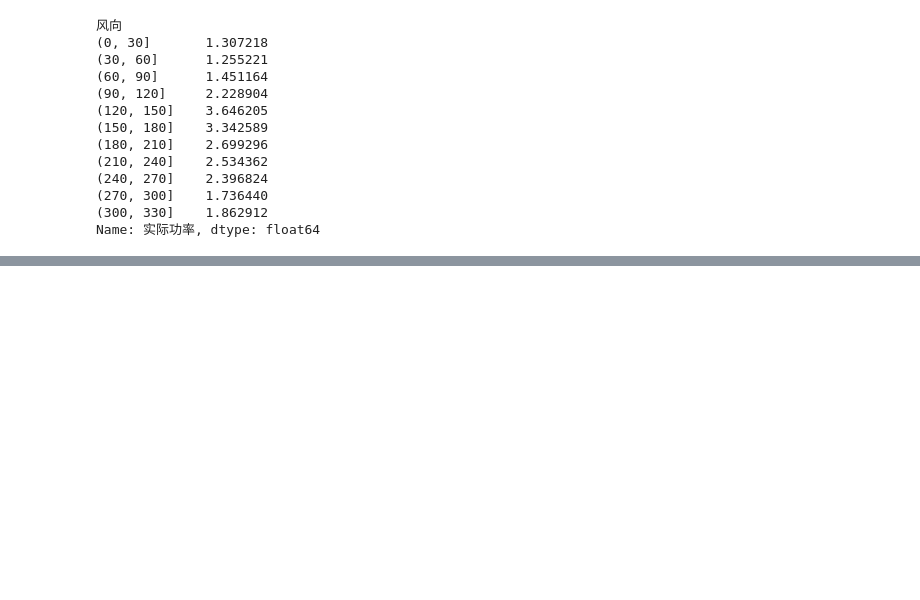
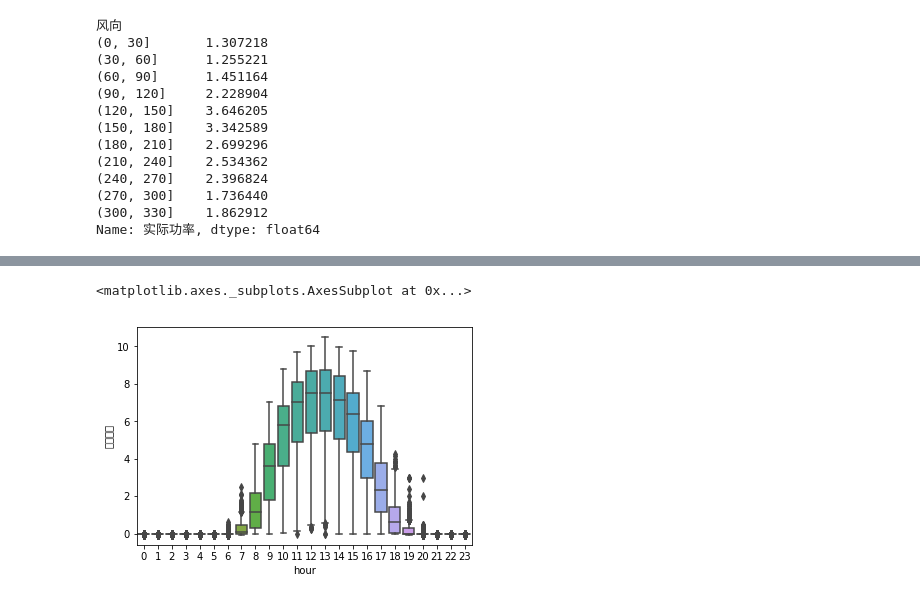
Before and after one commit to EvilPsyCHo/competition, a Jupyter notebook: gngf/notebook/EDA 20181105.ipynb, the cells around one changed output, grey strips where cells are left out. Drawn from its saved outputs; the diff is of its cells as text; code cells hidden in the pictures; blank space fills up the shorter version.

```diff
--- a/gngf/notebook/EDA 20181105.ipynb
+++ b/gngf/notebook/EDA 20181105.ipynb
@@ -129,0 +130,8 @@ Name: 实际功率, dtype: float64
+# %%
+t1['month'] = t1['时间'].dt.month
+t1['hour'] = t1['时间'].dt.hour
+# %%
+sns.boxplot(x='hour', y='实际功率', data=t1)
+# %% [output]
+<matplotlib.axes._subplots.AxesSubplot at 0x...>
+[figure, added]
```
Also changed, not shown: parts of 6 cells of this notebook, 2 other files.
